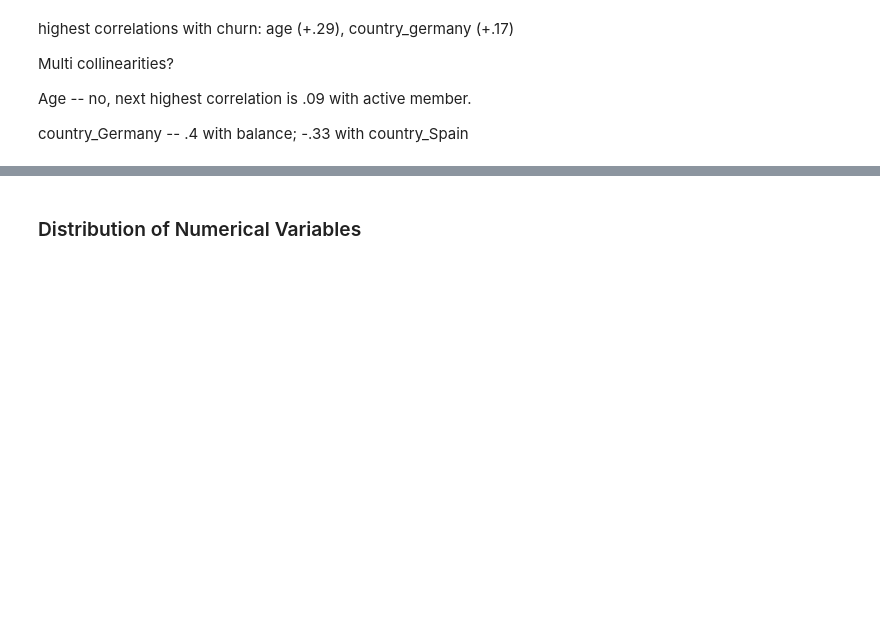
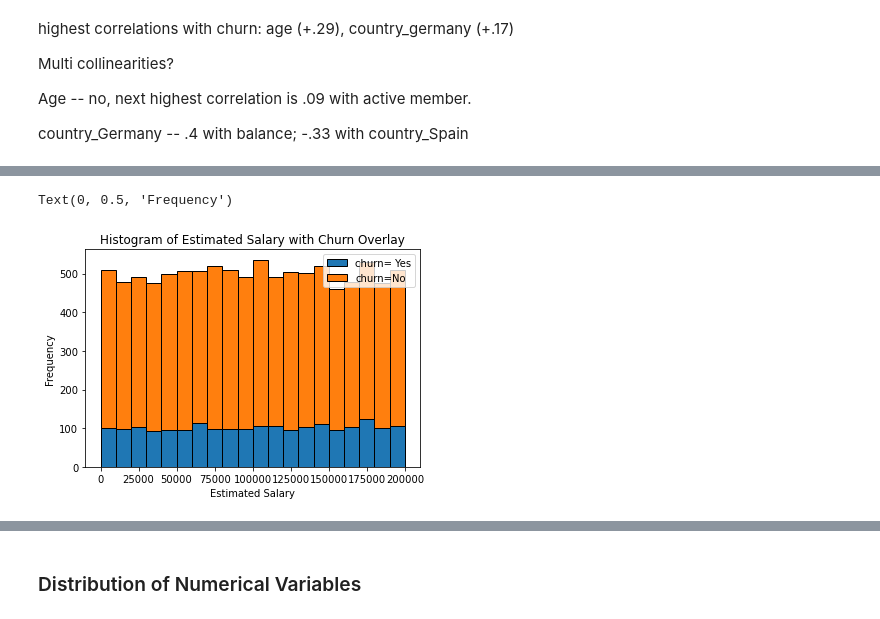
Before and after one commit to Fatemeh-Khosravi/Customer-Churn-Prediction, a Jupyter notebook: ADS505-FinalProject-ChrunPrediction.ipynb, the cells around one changed output, grey strips where cells are left out. Drawn from its saved outputs; the diff is of its cells as text; code cells hidden in the pictures; blank space fills up the shorter version.

```diff
--- a/ADS505-FinalProject-ChrunPrediction.ipynb
+++ b/ADS505-FinalProject-ChrunPrediction.ipynb
@@ -238,0 +263,11 @@ country_Germany -- .4 with balance; -.33 with country_Spain
+# %%
+a=bank[bank.churn ==1]['estimated_salary']
+b=bank[bank.churn==0]['estimated_salary']
+plt.hist([a,b],bins=20,edgecolor='black',stacked=True)
+plt.legend(['churn= Yes','churn=No'])
+plt.title('Histogram of Estimated Salary with Churn Overlay')
+plt.xlabel('Estimated Salary')
+plt.ylabel('Frequency')
+# %% [output]
+Text(0, 0.5, 'Frequency')
+[figure, added]
```
Also changed, not shown: parts of 4 cells of this notebook.
